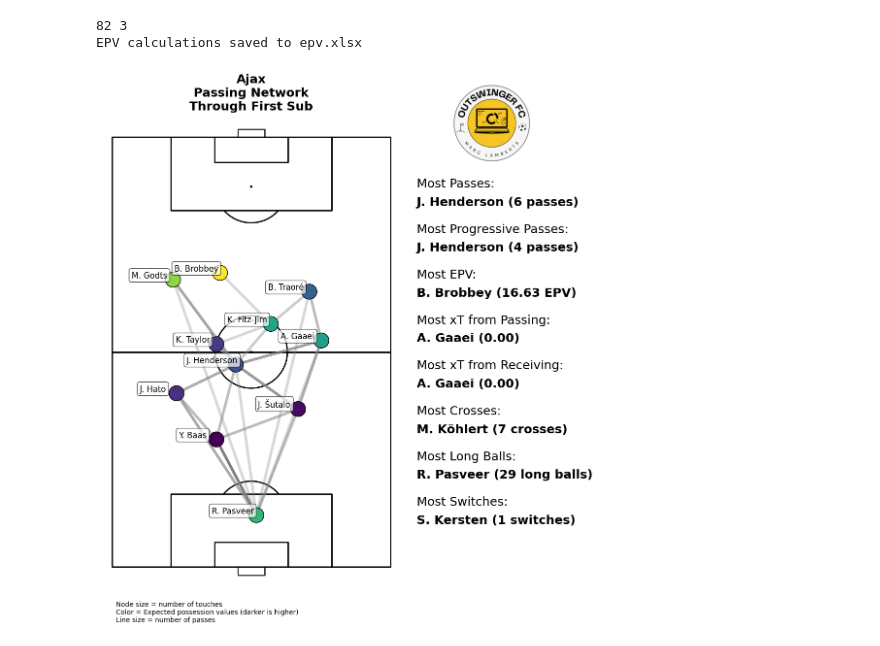
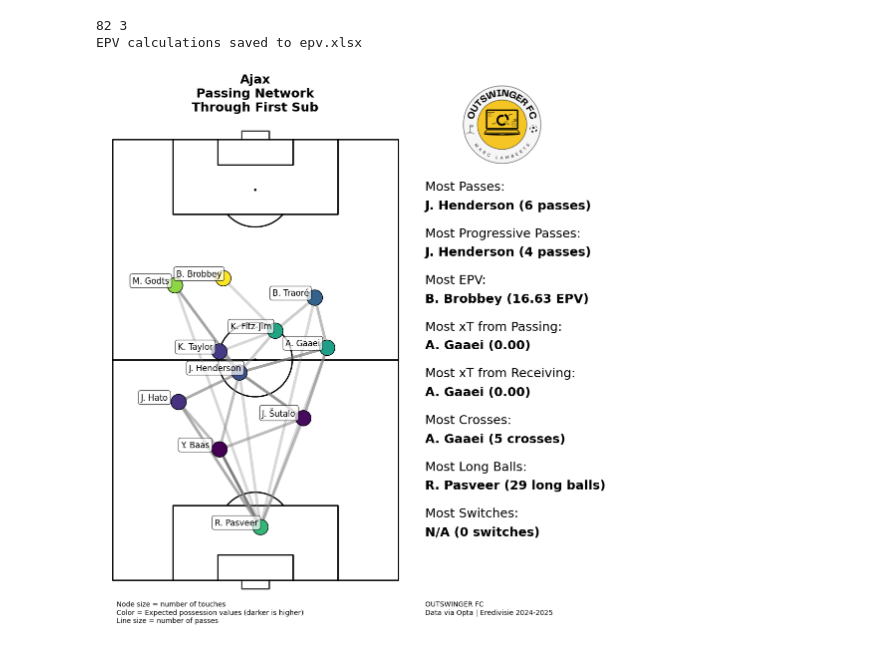
Before and after one commit to marclamberts/football-analysis, a Jupyter notebook: Python/Visuals/Passnetwork with EPV - 2025.ipynb, the cells around one changed output. Cells and saved outputs as stored; diff of their text form; code cells hidden in the pictures.

```diff
--- a/Python/Visuals/Passnetwork with EPV - 2025.ipynb
+++ b/Python/Visuals/Passnetwork with EPV - 2025.ipynb
@@ -194,15 +194,35 @@ logo_path = 'Outswinger FC (3).png'  # Replace with your logo path
 # Plot the pass network for the selected team (with logo)
 plot_pass_network_with_logo(ax, pitch, data_team[0], data_team[1], f"Ajax\nPassing Network\nThrough First Sub", add_logo_to_this_plot=True, logo_path=logo_path)
 
-# Calculate metrics for Cross, LongBall, and Switch
-most_crosses_player = df.loc[df['Cross'] == 1, 'playerName'].value_counts().idxmax()
-most_crosses_count = df.loc[df['Cross'] == 1, 'playerName'].value_counts().max()
+# Calculate metrics for Cross, LongBall, and Switch (only for the selected team)
+df_team = df[df['contestantId'] == team_id]  # Filter the data for the selected team
 
-most_longballs_player = df.loc[df['LongBall'] == 1, 'playerName'].value_counts().idxmax()
-most_longballs_count = df.loc[df['LongBall'] == 1, 'playerName'].value_counts().max()
+# Calculate Most Crosses
+crosses_df = df_team.loc[df_team['Cross'] == 1, 'playerName'].value_counts()
+if not crosses_df.empty:
+    most_crosses_player = crosses_df.idxmax()
+    most_crosses_count = crosses_df.max()
+else:
+    most_crosses_player = "N/A"
+    most_crosses_count = 0
 
-most_switches_player = df.loc[df['Switch'] == 1, 'playerName'].value_counts().idxmax()
-most_switches_count = df.loc[df['Switch'] == 1, 'playerName'].value_counts().max()
+# Calculate Most LongBalls
+longballs_df = df_team.loc[df_team['LongBall'] == 1, 'playerName'].value_counts()
+if not longballs_df.empty:
+    most_longballs_player = longballs_df.idxmax()
+    most_longballs_count = longballs_df.max()
+else:
+    most_longballs_player = "N/A"
+    most_longballs_count = 0
+
+# Calculate Most Switches
+switches_df = df_team.loc[df_team['Switch'] == 1, 'playerName'].value_counts()
+if not switches_df.empty:
+    most_switches_player = switches_df.idxmax()
+    most_switches_count = switches_df.max()
+else:
+    most_switches_player = "N/A"
+    most_switches_count = 0
 
 # Add the metrics text to the plot with player names in bold and placed under the metrics
 ax.text(1.05, 0.88, f"Most Passes:", transform=ax.transAxes, fontsize=18, ha='left', va='top', fontweight='normal')
@@ -217,32 +237,35 @@ ax.text(1.05, 0.64, f"{most_epv_player} ({most_epv_value:.2f} EPV)", transform=a
 # Add xT text annotations with larger size and placed under the metrics
 ax.text(1.05, 0.58, f"Most xT from Passing:", transform=ax.transAxes, fontsize=18, ha='left', va='top', fontweight='normal')
 ax.text(1.05, 0.48, f"Most xT from Receiving:", transform=ax.transAxes, fontsize=18, ha='left', va='top', fontweight='normal')
 
 # Add player names in bold and under the xT metrics
 ax.text(1.05, 0.54, f"{most_xt_from_passing} ({most_xt_from_passing_value:.2f})", transform=ax.transAxes, fontsize=18, ha='left', va='top', fontweight='bold')
 ax.text(1.05, 0.44, f"{most_xt_from_receiving} ({most_xt_from_receiving_value:.2f})", transform=ax.transAxes, fontsize=18, ha='left', va='top', fontweight='bold')
 
 # Add Cross, LongBall, and Switch metrics
 ax.text(1.05, 0.38, f"Most Crosses:", transform=ax.transAxes, fontsize=18, ha='left', va='top', fontweight='normal')
 ax.text(1.05, 0.28, f"Most Long Balls:", transform=ax.transAxes, fontsize=18, ha='left', va='top', fontweight='normal')
 ax.text(1.05, 0.18, f"Most Switches:", transform=ax.transAxes, fontsize=18, ha='left', va='top', fontweight='normal')
 
 # Add player names in bold and under the metrics
 ax.text(1.05, 0.34, f"{most_crosses_player} ({most_crosses_count} crosses)", transform=ax.transAxes, fontsize=18, ha='left', va='top', fontweight='bold')
 ax.text(1.05, 0.24, f"{most_longballs_player} ({most_longballs_count} long balls)", transform=ax.transAxes, fontsize=18, ha='left', va='top', fontweight='bold')
 ax.text(1.05, 0.14, f"{most_switches_player} ({most_switches_count} switches)", transform=ax.transAxes, fontsize=18, ha='left', va='top', fontweight='bold')
 
+# Add additional text "OUTSWINGER FC\nData via Opta | Eredivisie 2024-2025"
+ax.text(1.05, -0.02, "OUTSWINGER FC\nData via Opta | Eredivisie 2024-2025", transform=ax.transAxes, fontsize=10, ha='left', va='top', fontweight='normal')
+
 # Adjust spacing and add explanatory text below the pitch
 plt.subplots_adjust(bottom=0.1)  # Increase the bottom margin to give space for the text
 
 # Add explanatory text at the bottom
-ax.text(0.05, -0.05, 'Node size = number of touches\nColor = Expected possession values (darker is higher)\nLine size = number of passes',
+ax.text(0.05, -0.02, 'Node size = number of touches\nColor = Expected possession values (darker is higher)\nLine size = number of passes',
         transform=ax.transAxes, fontsize=10, color='black', ha='left', va='top', fontweight='normal')
 
 # Save and show the plot
 plt.savefig('Passnetwork_with_logo_and_metrics_and_xT_and_additional_metrics.png', dpi=500, bbox_inches='tight', facecolor='white')
 plt.show()
 # %% [output]
 82 3
 EPV calculations saved to epv.xlsx
-[figure, old version]
+[figure, new version]
```
Also changed, not shown: parts of 2 cells of this notebook.
